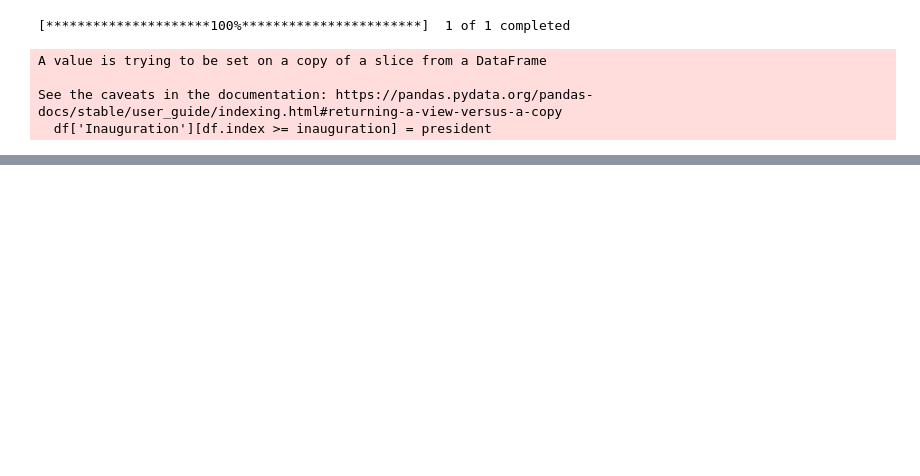
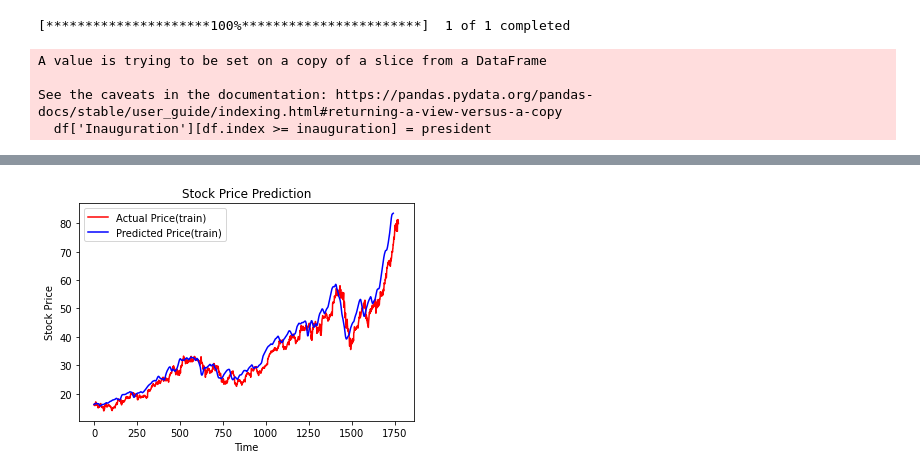
Before and after one commit to skywalker0803r/deep-learning-ian-goodfellow, a Jupyter notebook: chatgpt股票二部曲.ipynb, the cells around one changed output, grey strips where cells are left out. Drawn from its saved outputs; the diff is of its cells as text; code cells hidden in the pictures; blank space fills up the shorter version.

```diff
--- a/chatgpt股票二部曲.ipynb
+++ b/chatgpt股票二部曲.ipynb
@@ -61,0 +91,85 @@ df
+# %%
+import pandas as pd
+import numpy as np
+from sklearn.preprocessing import MinMaxScaler
+from keras.models import Sequential
+from keras.layers import Dense, LSTM, Dropout
+
+# 讀取資料
+df = pd.read_csv('processed_data.csv', index_col=0)
+
+# 分割訓練集和測試集
+train_size = int(len(df) * 0.7)
+train_data = df.iloc[:train_size, :]
+test_data = df.iloc[train_size:, :]
+
+# 標準化數據
+scaler = MinMaxScaler()
+train_data_scaled = scaler.fit_transform(train_data)
+test_data_scaled = scaler.transform(test_data)
+
+# y各自做特徵縮放
+y_max = df['Close_Tomorrow'].max()
+y_min = df['Close_Tomorrow'].min()
+train_data_scaled[:,-1] = (train_data['Close_Tomorrow'].values-y_min)/(y_max-y_min)
+test_data_scaled[:,-1] = (test_data['Close_Tomorrow'].values-y_min)/(y_max-y_min)
+
+def inverse_transform_y(y):
+  y *= (y_max-y_min)
+  y += y_min
+  return y
+
+# 設定時間窗口大小
+window_size = 30
+
+# 創建 X_train 和 y_train
+X_train, y_train = [], []
+for i in range(0,len(train_data_scaled)-window_size):
+    X_train.append(train_data_scaled[i:i+window_size, :])
+    y_train.append(train_data_scaled[i+window_size, -1])
+X_train, y_train = np.array(X_train), np.array(y_train)
+
+# 創建 LSTM 模型
+model = Sequential()
+model.add(LSTM(units=50, return_sequences=True, input_shape=(X_train.shape[1], X_train.shape[2])))
+model.add(Dropout(0.2))
+model.add(LSTM(units=50, return_sequences=True))
+model.add(Dropout(0.2))
+model.add(LSTM(units=50))
+model.add(Dense(units=1))
+
+# 編譯模型
+model.compile(optimizer='adam', loss='mean_squared_error')
+
+# 訓練模型
+model.fit(X_train, y_train, epochs=10, batch_size=32)
+
+# 預測未來的股價
+inputs = df.iloc[len(df)-len(test_data)-window_size:, :].values
+inputs = scaler.transform(inputs)
+X_test = []
+for i in range(window_size, len(inputs)):
+    X_test.append(inputs[i-window_size:i, :])
+X_test = np.array(X_test)
+
+train_predicted_price = inverse_transform_y(model.predict(X_train))
+test_predicted_price = inverse_transform_y(model.predict(X_test))
+
+# 視覺化結果
+import matplotlib.pyplot as plt
+plt.plot(train_data['Close_Tomorrow'].values, color='red', label='Actual Price(train)')
+plt.plot(train_predicted_price, color='blue', label='Predicted Price(train)')
+plt.title('Stock Price Prediction')
+plt.xlabel('Time')
+plt.ylabel('Stock Price')
+plt.legend()
+plt.show()
+
+plt.plot(test_data['Close_Tomorrow'].values, color='red', label='Actual Price(test)')
+plt.plot(test_predicted_price, color='blue', label='Predicted Price(test)')
+plt.title('Stock Price Prediction')
+plt.xlabel('Time')
+plt.ylabel('Stock Price')
+plt.legend()
+plt.show()
+# %% [output]
@@ -61,0 +198 @@ df
+[figure, added]
```
Also changed, not shown: parts of 5 cells of this notebook.
